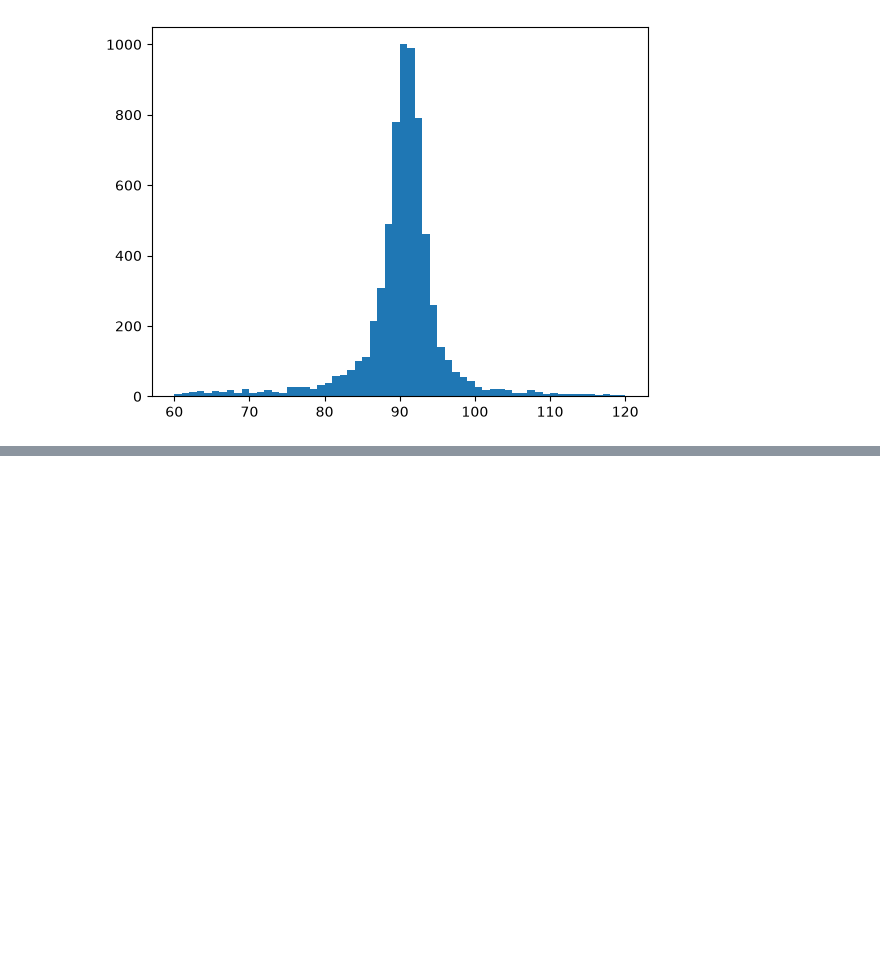
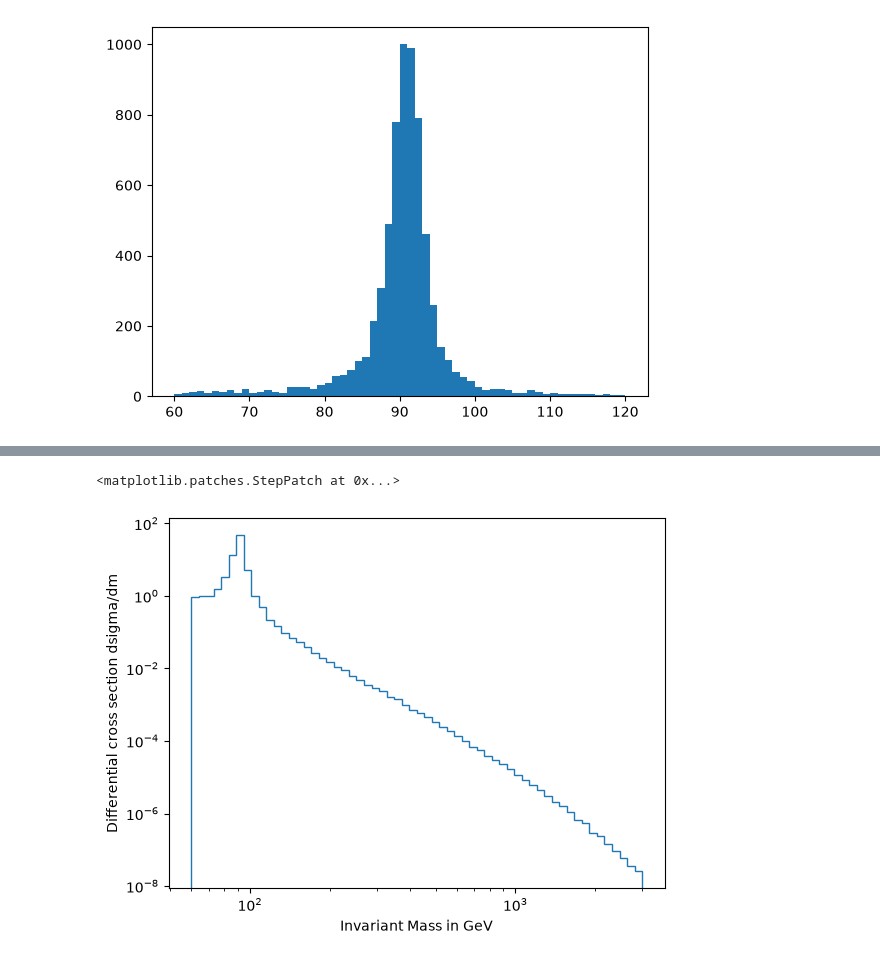
Before and after one commit to FranciscoResende/zprime-pheno, a Jupyter notebook: analysis/mll.ipynb, the cells around one changed output, grey strips where cells are left out. Drawn from its saved outputs; the diff is of its cells as text; code cells hidden in the pictures; blank space fills up the shorter version.

Commit message:
Stitched diff cross sections, plotted inv mass

```diff
--- a/analysis/mll.ipynb
+++ b/analysis/mll.ipynb
@@ -101,0 +122,33 @@ plt.hist(pt_mumu, bins=60, range=(60, 120))
+# %%
+#60-120
+delphes_events_60_120 = file_60_120['Delphes;1']
+#print(delphes_events.keys())
+muon_events_60_120 = delphes_events_60_120['Muon']
+array_muon_events_60_120 = muon_events_60_120.array()
+#120-200
+delphes_events_120_200 = file_120_200['Delphes;1']
+#print(delphes_events.keys())
+muon_events_120_200 = delphes_events_120_200['Muon']
+array_muon_events_120_200 = muon_events_120_200.array()
+#200-500
+delphes_events_200_500 = file_200_500['Delphes;1']
+#print(delphes_events.keys())
+muon_events_200_500 = delphes_events_200_500['Muon']
+array_muon_events_200_500 = muon_events_200_500.array()
+#500-1000
+delphes_events_500_1000 = file_500_1000['Delphes;1']
+#print(delphes_events.keys())
+muon_events_500_1000 = delphes_events_500_1000['Muon']
+array_muon_events_500_1000 = muon_events_500_1000.array()
+#1000-2000
+delphes_events_1000_2000 = file_1000_2000['Delphes;1']
+#print(delphes_events.keys())
+muon_events_1000_2000 = delphes_events_1000_2000['Muon']
+array_muon_events_1000_2000 = muon_events_1000_2000.array()
+#2000 plus
+delphes_events_2000plus = file_2000plus['Delphes;1']
+#print(delphes_events.keys())
+muon_events_2000plus = delphes_events_2000plus['Muon']
+array_muon_events_2000plus = muon_events_2000plus.array()
+# %%
+array_of_slices = [muon_events_60_120, muon_events_120_200, muon_events_200_500, muon_events_500_1000, muon_events_1000_2000, muon_events_2000plus]
@@ -101,0 +210,12 @@ plt.hist(pt_mumu, bins=60, range=(60, 120))
+# %%
+
+bin_widths = np.diff(edges)
+norm_tot_counts = total_counts/bin_widths
+plt.yscale("log")
+plt.xlabel("Invariant Mass in GeV")
+plt.xscale('log')
+plt.ylabel('Differential cross section dsigma/dm [pb/GeV]')
+plt.stairs(norm_tot_counts, edges)
+# %% [output]
+<matplotlib.patches.StepPatch at 0x...>
+[figure, added]
```
Also changed, not shown: parts of 4 cells of this notebook, 2 other files.
